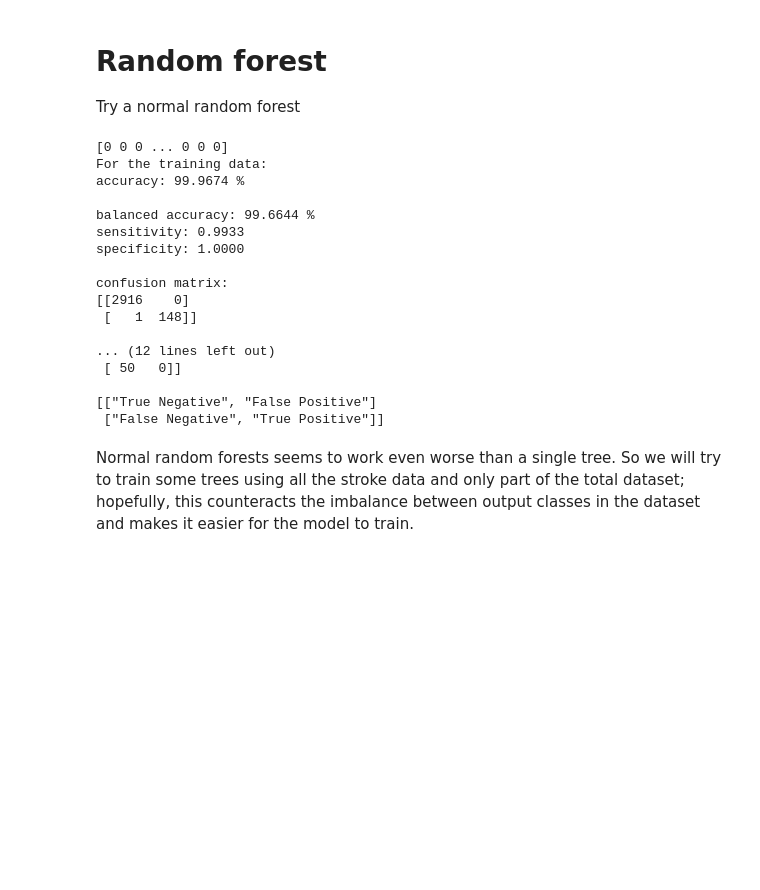
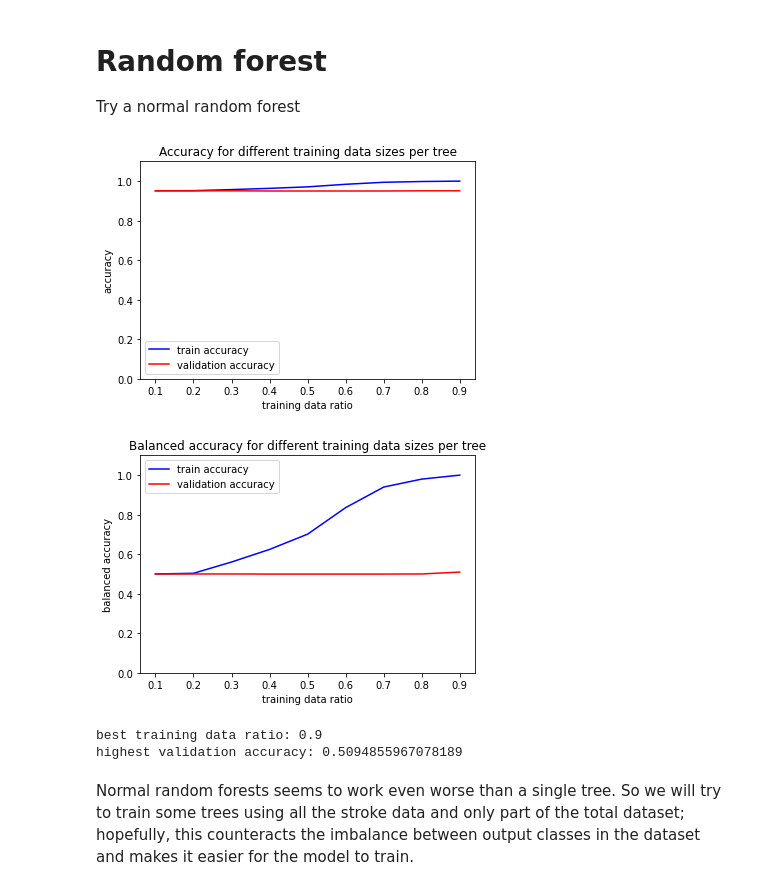
Before and after one commit to koenc100/Project-AI-minor, a Jupyter notebook: code/Decision Tree Random Forest.ipynb, the cells around one changed output. Cells and saved outputs as stored; diff of their text form; code cells hidden in the pictures; blank space fills up the shorter version.

Commit message:
update random forest

```diff
--- a/code/Decision Tree Random Forest.ipynb
+++ b/code/Decision Tree Random Forest.ipynb
@@ -295,37 +283,30 @@ Try a normal random forest
 # %%
 from sklearn.ensemble import RandomForestClassifier
 
-# Train the various trees in the forest on 0.5 of the dataset every time
-model = RandomForestClassifier(max_samples = None)
-train_prediction, test_prediction = train_and_predict(model, train_data, train_labels, test_data)
-print(train_prediction)
-# Print the accuracies
-print("For the training data:")
-train_acc, train_balacc = get_metrics(train_labels, train_prediction, verbose = True)
+titles = ['Accuracy for different training data sizes per tree', 'Balanced accuracy for different training data sizes per tree' ]
+train_ratio, validation_ratio = try_upgrade(0.1, 1, 0.1, data_model, titles, 'training data ratio', model = RandomForestClassifier, upgrade = 'max_samples')
 
-print("For the testing data")
-test_acc, testbalacc = get_metrics(test_labels, test_prediction, verbose = True)
+print(f'best training data ratio: {train_ratio}')
+print(f'highest validation accuracy: {validation_ratio}')
 
-# plotten van max_sample 0 to 1 moet ook nog kunnen
-# To do maandag wellicht
+# # Train the various trees in the forest on 0.5 of the dataset every time
+# model = RandomForestClassifier(max_samples = None)
+# train_prediction, test_prediction = train_and_predict(model, train_data, train_labels, test_data)
+# print(train_prediction)
+# # Print the accuracies
+# print("For the training data:")
+# train_acc, train_balacc = get_metrics(train_labels, train_prediction, verbose = True)
+
+# print("For the testing data")
+# test_acc, testbalacc = get_metrics(test_labels, test_prediction, verbose = True)
+
+# # plotten van max_sample 0 to 1 moet ook nog kunnen
+# # To do maandag wellicht
 # %% [output]
+[figure, added]
+[figure, added]
-[0 0 0 ... 0 0 0]
-For the training data:
-accuracy: 99.9674 %
-
-balanced accuracy: 99.6644 %
-sensitivity: 0.9933
-specificity: 1.0000
-
-confusion matrix:
-[[2916    0]
- [   1  148]]
-
-... (12 lines left out)
- [ 50   0]]
-
-[["True Negative", "False Positive"]
- ["False Negative", "True Positive"]]
+best training data ratio: 0.9
+highest validation accuracy: 0.5094855967078189
 # %% [markdown]
 Normal random forests seems to work even worse than a single tree. So we will try to train some trees using all the stroke data and only part of the total dataset; hopefully, this counteracts the imbalance between output classes in the dataset and makes it easier for the model to train.
 # %%
```
Also changed, not shown: parts of 10 cells of this notebook.
